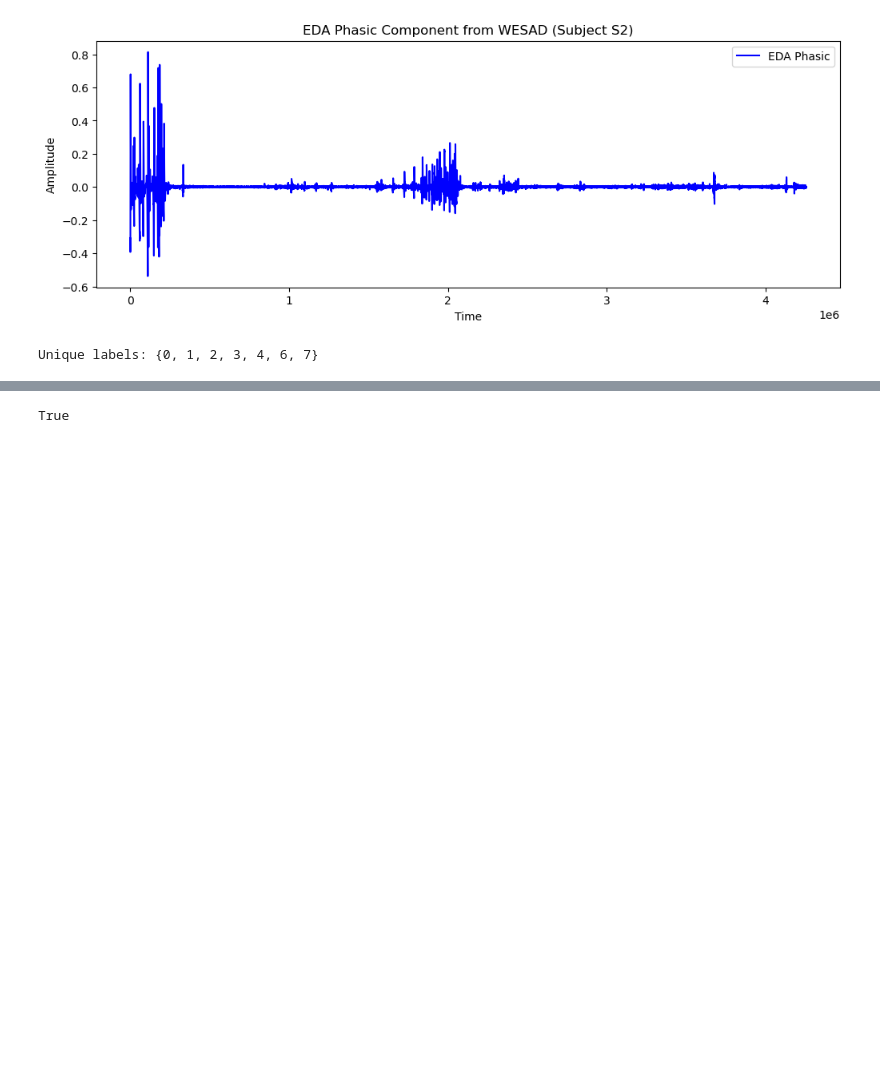
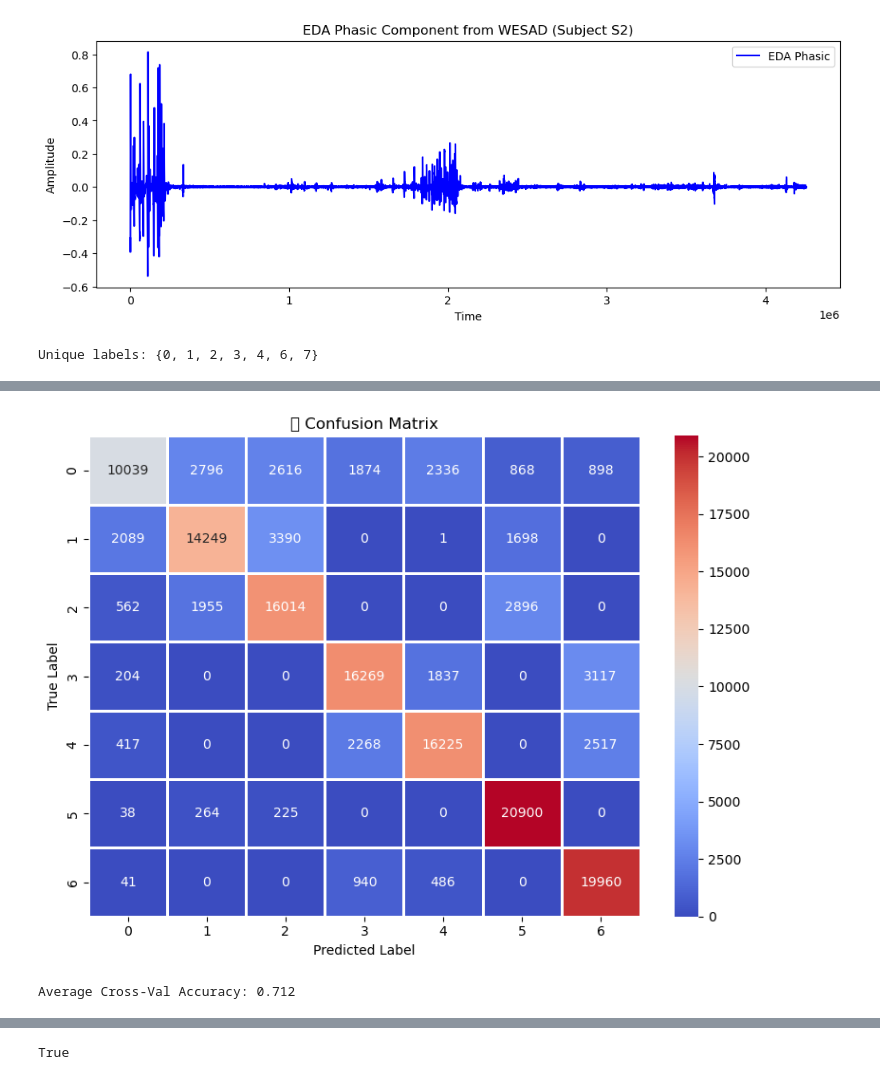
Before and after one commit to codebyj857/ai-music-healthcare, a Jupyter notebook: music_therapy_ai.ipynb, the cells around one changed output, grey strips where cells are left out. Saved outputs shown, nothing was run; the diff lists cells and outputs as text; code cells hidden in the pictures; blank space fills up the shorter version.

```diff
--- a/music_therapy_ai.ipynb
+++ b/music_therapy_ai.ipynb
@@ -138,3 +138,67 @@ labels = data['label']
 print("Unique labels:", set(labels))
 # %% [output]
 Unique labels: {0, 1, 2, 3, 4, 6, 7}
+# %%
+# 📦 Import dependencies
+import numpy as np
+import pandas as pd
+from sklearn.ensemble import RandomForestClassifier
+from sklearn.model_selection import train_test_split, cross_val_score
+from sklearn.metrics import classification_report, confusion_matrix, f1_score
+from imblearn.over_sampling import SMOTE
+import seaborn as sns
+import matplotlib.pyplot as plt
+
+# 📈 Step 1: Combine ECG and EDA signals
+# (Assumes ecg_signal and eda_signal are lists or arrays, and data['label'] exists)
+ecg_array = np.array(ecg_signal)
+eda_array = np.array(eda_signal)
+labels_array = np.array(data['label'])
+
+# 🧠 Create feature matrix
+X_all = np.stack([ecg_array, eda_array], axis=1)
+y_all = labels_array
+
+# 🪄 Optional: Downsample (less aggressive)
+X_small = X_all[::20]
+y_small = y_all[::20]
+print("New sample size:", len(X_small))
+
+# 🎯 Step 2: Balance data with SMOTE
+smote = SMOTE(random_state=42)
+X_balanced, y_balanced = smote.fit_resample(X_small, y_small)
+
+# 🧪 Step 3: Train-test split with stratification
+X_train, X_test, y_train, y_test = train_test_split(
+    X_balanced, y_balanced, test_size=0.2, random_state=42, stratify=y_balanced
+)
+
+# 🌳 Step 4: Train tuned Random Forest
+model = RandomForestClassifier(
+    n_estimators=300,
+    max_depth=20,
+    min_samples_split=4,
+    class_weight='balanced',
+    random_state=42
+)
+model.fit(X_train, y_train)
+
+# 🎯 Step 5: Evaluate model
+y_pred = model.predict(X_test)
+print("\n📊 Classification Report:\n", classification_report(y_test, y_pred))
+print("Macro F1 Score:", round(f1_score(y_test, y_pred, average='macro'), 3))
+
+# 🌈 Step 6: Visualize Confusion Matrix
+cm = confusion_matrix(y_test, y_pred)
+plt.figure(figsize=(8,6))
+sns.heatmap(cm, annot=True, fmt='d', cmap='coolwarm', linewidths=1)
+plt.title("🎯 Confusion Matrix")
+plt.xlabel("Predicted Label")
+plt.ylabel("True Label")
+plt.tight_layout()
+plt.show()
+
+# 🚀 Step 7: Optional Cross-Validation Score
+cv_scores = cross_val_score(model, X_balanced, y_balanced, cv=5, scoring='accuracy')
+print("Average Cross-Val Accuracy:", round(np.mean(cv_scores), 3))
+# %% [output]
@@ -141,3 +223,5 @@ Unique labels: {0, 1, 2, 3, 4, 6, 7}
+[figure, added]
+Average Cross-Val Accuracy: 0.712
 # %%
 # Combine ECG and EDA for all samples
 import numpy as np
```
Also changed, not shown: parts of 10 cells of this notebook, 3 other files.
